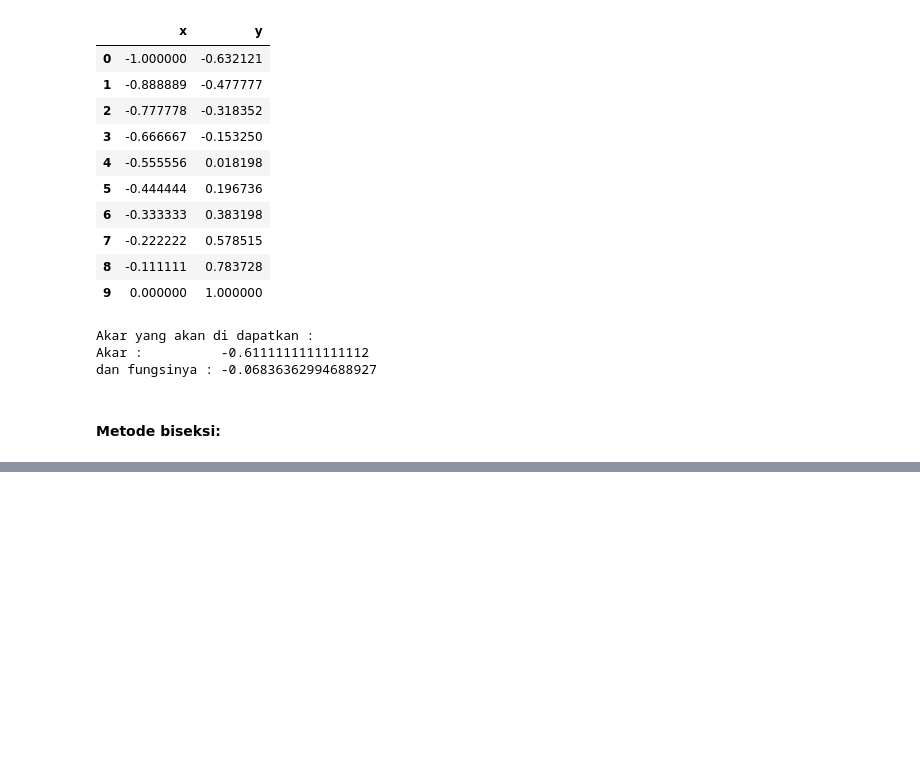
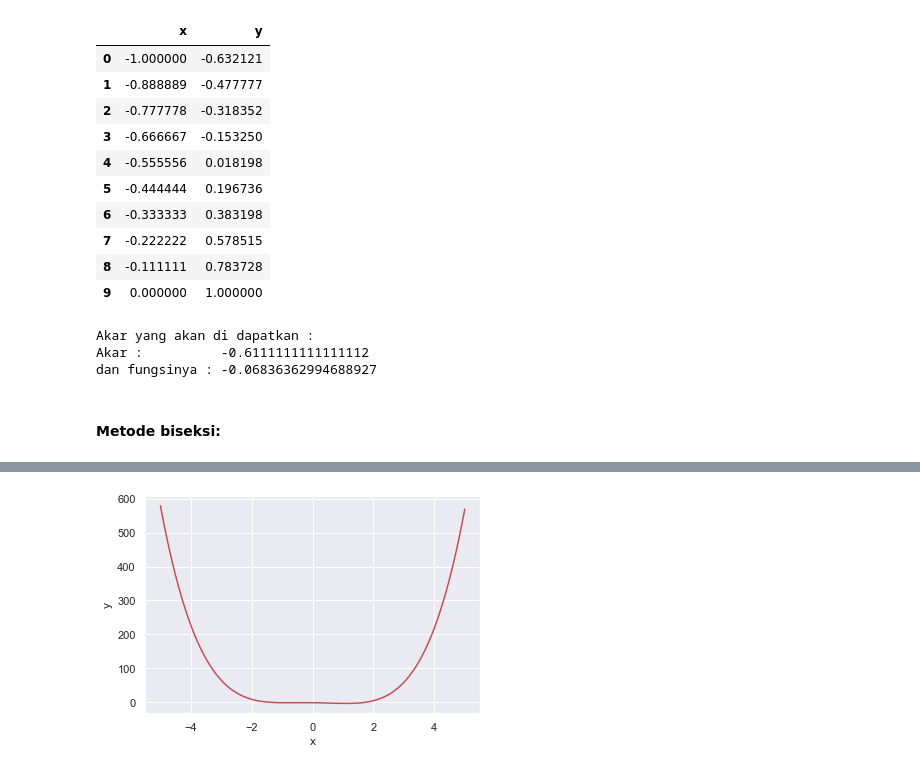
Before and after one commit to dzakyfaishalariq/DataSains, a Jupyter notebook: metode_numerik/akar_persamaan_nonlinier/metude_tabel.ipynb, the cells around one changed output, grey strips where cells are left out. Saved outputs shown, nothing was run; the diff lists cells and outputs as text; code cells hidden in the pictures; blank space fills up the shorter version.

```diff
--- a/metode_numerik/akar_persamaan_nonlinier/metude_tabel.ipynb
+++ b/metode_numerik/akar_persamaan_nonlinier/metude_tabel.ipynb
@@ -74,0 +206,14 @@ dan fungsinya : -0.06836362994688927
+# %%
+x4 = np.linspace(-5,5,100)
+def f4(x):
+    y = x**4 - 2*x**2 - x - 1
+    return y
+
+fig, ax = plt.subplots()
+ax.plot(x4, f4(x4), 'r-')
+ax.grid(True)
+ax.set_xlabel('x')
+ax.set_ylabel('y')
+plt.show()
+# %% [output]
+[figure, added]
```
Also changed, not shown: parts of 8 cells of this notebook.
